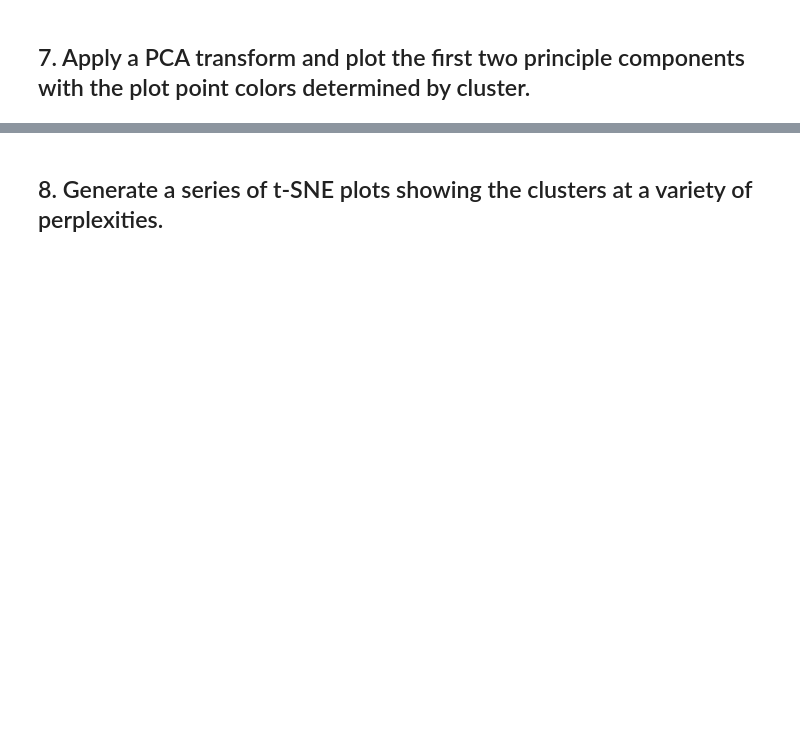
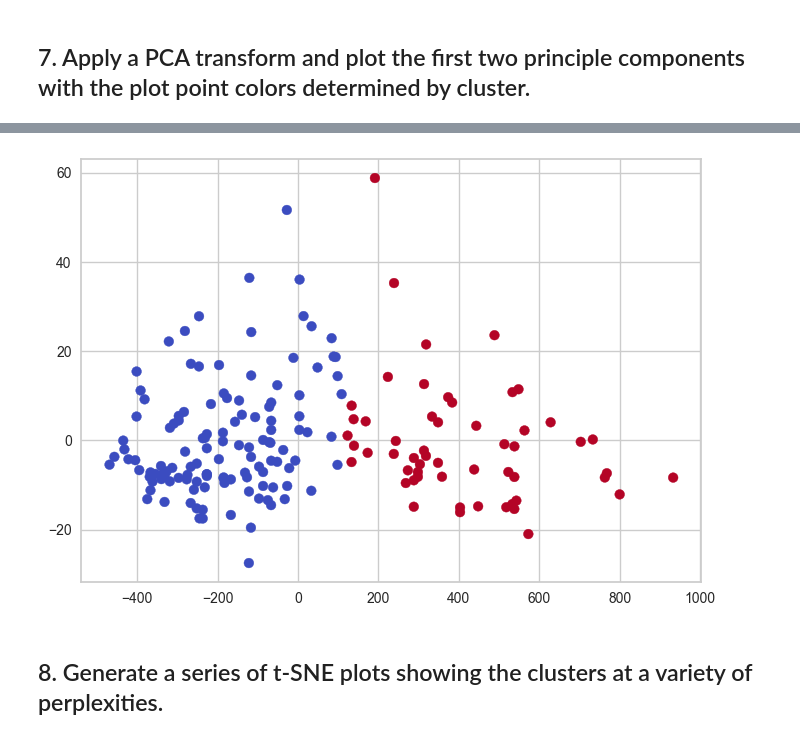
Before and after one commit to Ironhack-Data-Madrid-Octubre-2023/7.4-lab_unsupervised_learning_evaluation, a Jupyter notebook: your-code/main.ipynb, the cells around one changed output, grey strips where cells are left out. Drawn from its saved outputs; the diff is of its cells as text; code cells hidden in the pictures; blank space fills up the shorter version.

```diff
--- a/your-code/main.ipynb
+++ b/your-code/main.ipynb
@@ -149,2 +144,8 @@ KeyboardInterrupt:
 # %% [markdown]
 ## 7. Apply a PCA transform and plot the first two principle components with the plot point colors determined by cluster.
+# %%
+from sklearn.decomposition import PCA
+
+pca=PCA(n_components = 2)
+
+pca_x=pca.fit_transform(X)
@@ -151,2 +156,14 @@ KeyboardInterrupt:
+# %%
+df = pd.DataFrame(pca_x)
+df.columns = ['columna_1', 'columna_2']
+# %%
+kmeans = KMeans(n_clusters=2)
+
+
+pred = kmeans.fit(df).labels_
+# %%
+plt.scatter(df['columna_1'], df['columna_2'], c=pred, cmap='coolwarm');
+# %% [output]
+[figure, added]
 # %% [markdown]
 ## 8. Generate a series of t-SNE plots showing the clusters at a variety of perplexities.
```
Also changed, not shown: parts of 12 cells of this notebook.
